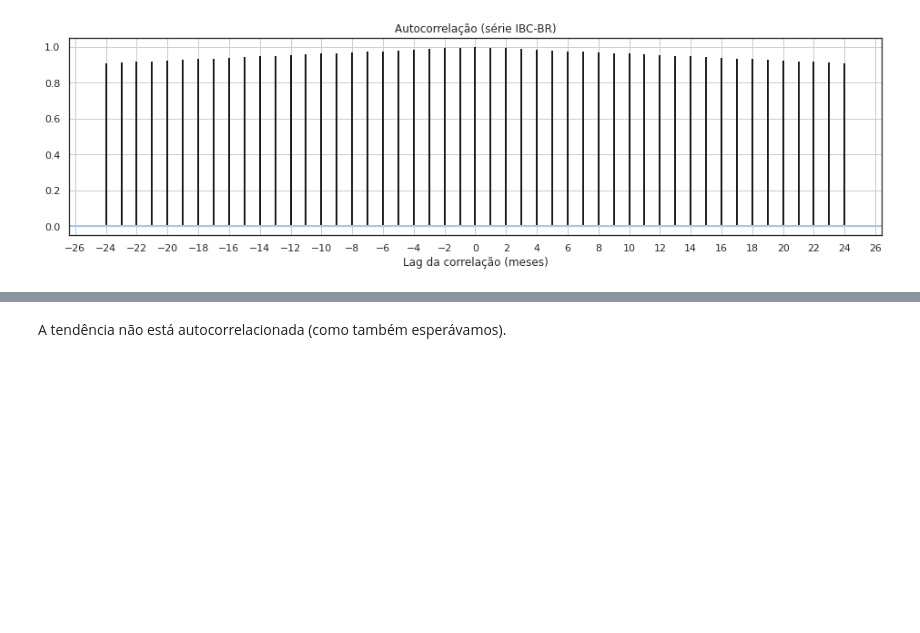
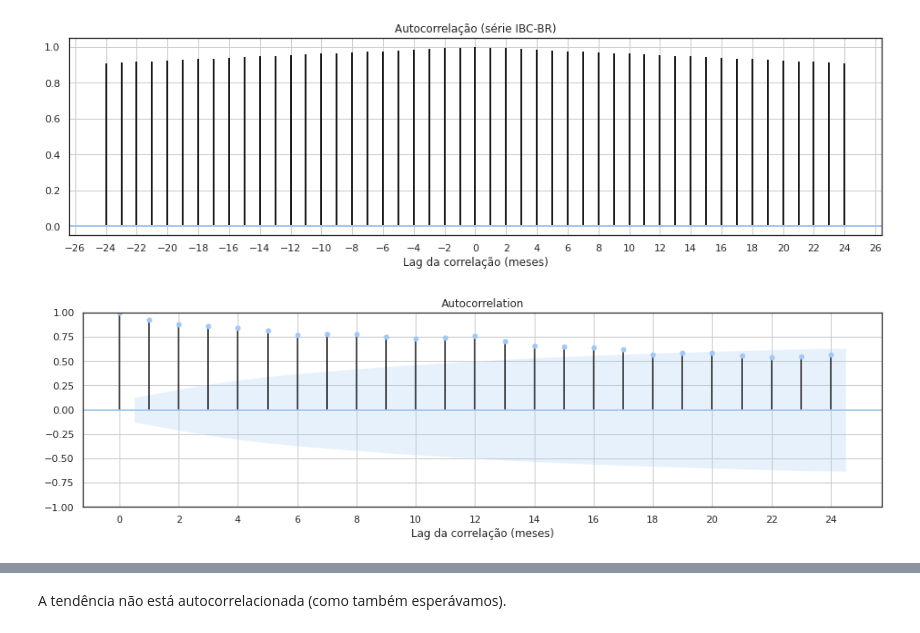
Before and after one commit to dev-alexmc/bimaster-proj, a Jupyter notebook: ibc_br_analise_serie.ipynb, the cells around one changed output, grey strips where cells are left out. Saved outputs shown, nothing was run; the diff lists cells and outputs as text; code cells hidden in the pictures; blank space fills up the shorter version.

```diff
--- a/ibc_br_analise_serie.ipynb
+++ b/ibc_br_analise_serie.ipynb
@@ -532,2 +573,8 @@ visualizar_autocorrelacao(df['valor'],
 # %% [output]
 [figure]
+# %%
+visualizar_autocorrelacao_statsmodels( df['valor'],
+                                       maxlags=24,
+                                       rotulo='série IBC-BR')
+# %% [output]
+[figure, added]
```
Also changed, not shown: parts of 51 cells of this notebook, 4 other files.
